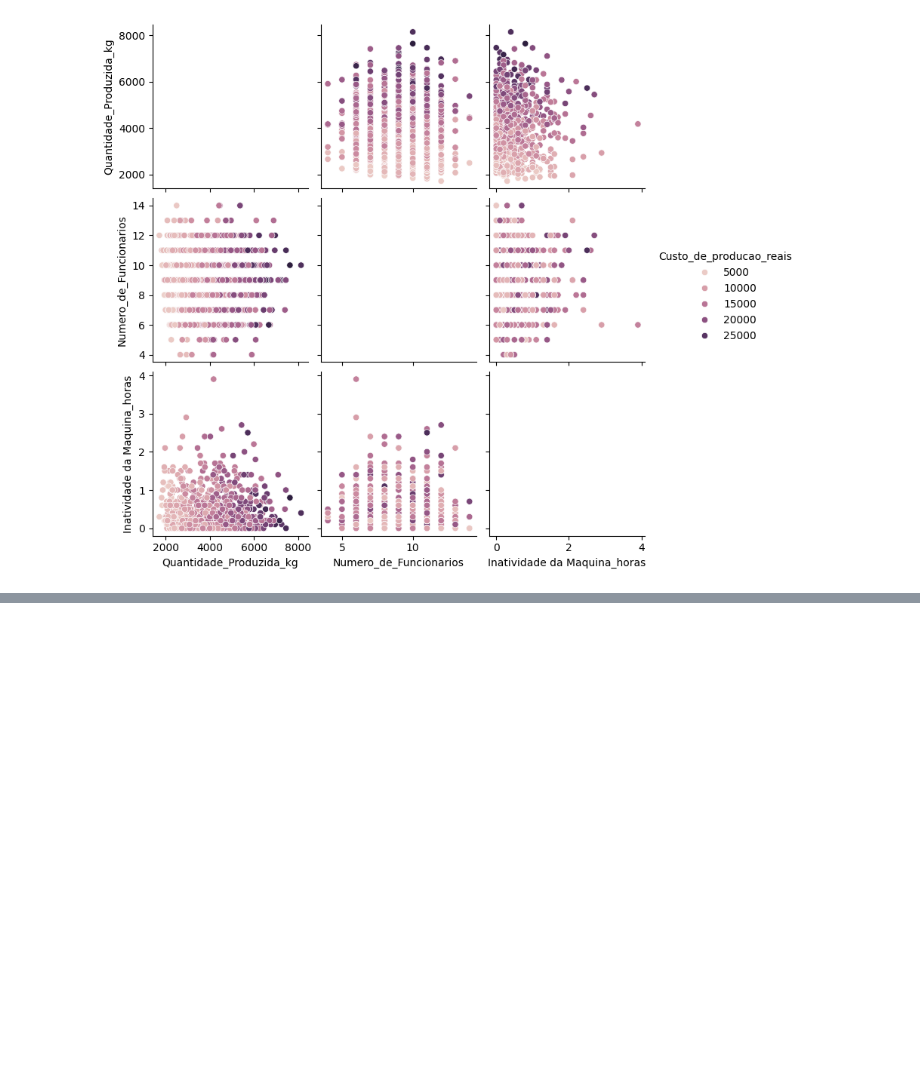
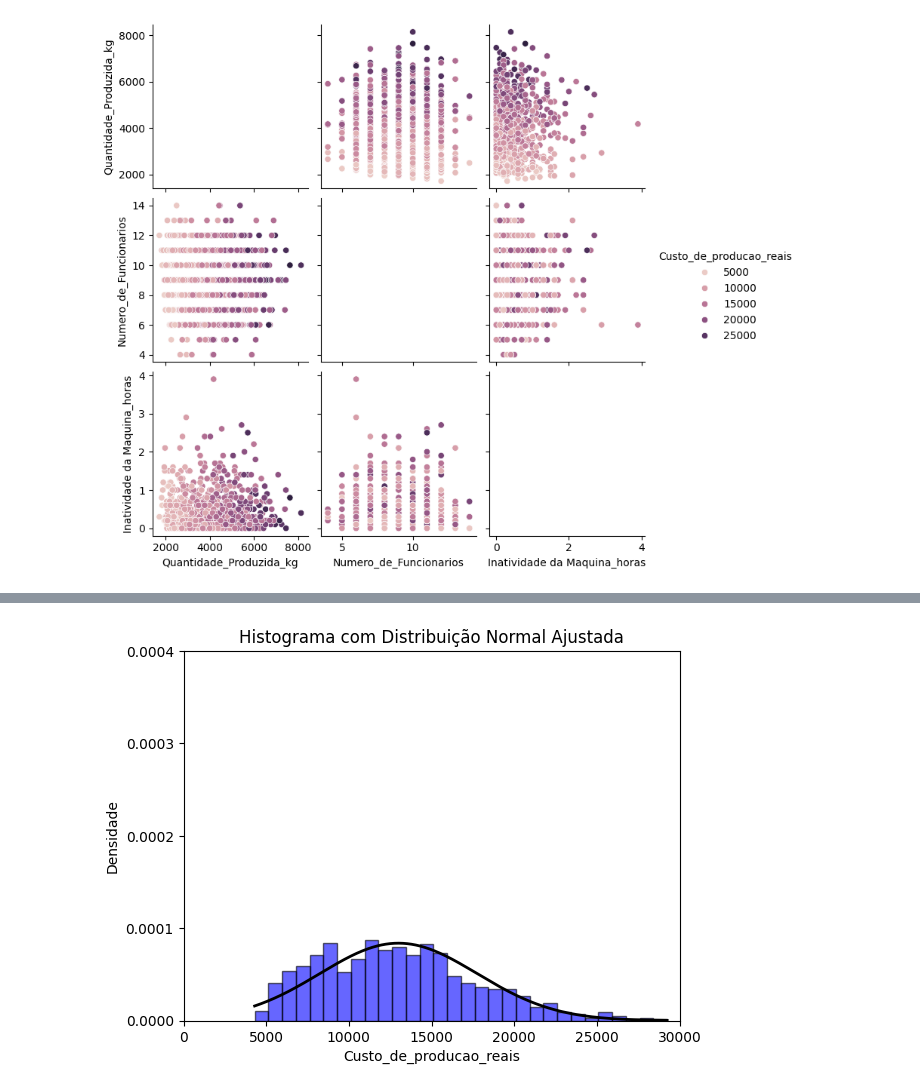
Before and after one commit to marcelodevcore/Projeto_modelo, a Jupyter notebook: estudo_pandas.ipynb, the cells around one changed output, grey strips where cells are left out. Cells and saved outputs as stored; diff of their text form; code cells hidden in the pictures; blank space fills up the shorter version.

```diff
--- a/estudo_pandas.ipynb
+++ b/estudo_pandas.ipynb
@@ -140,0 +191,36 @@ sns.pairplot(data_frame2, hue='Custo_de_producao_reais')
+# %%
+try:
+    x = data_frame2['Custo_de_producao_reais']
+
+    # média e o desvio padrão dos dados
+    mu = x.mean()
+    sigma = x.std()
+
+    # histograma
+    fig, ax = plt.subplots()
+    ax.hist(x, bins=30, density=True, alpha=0.6, color='b', edgecolor="black")
+
+    # curva normal
+    x_plot = np.linspace(x.min(), x.max(), 35000)
+    p = stats.norm.pdf(x_plot, mu, sigma)
+    ax.plot(x_plot, p, 'k', linewidth=2)
+
+    # Configurações do gráfico
+    ax.set(xlim=(0, 25000), xticks=np.arange(0, 35000, 5000),
+           ylim=(0, 0.0004), yticks=np.linspace(0, 0.0004, 5))
+    ax.set_xlabel("Custo_de_producao_reais")
+    ax.set_ylabel("Densidade")
+    ax.set_title("Histograma com Distribuição Normal Ajustada")
+
+    plt.show()
+
+except FileNotFoundError:
+    print("Erro: Arquivo não encontrado.")
+except pd.errors.ParserError:
+    print("Erro ao ler o arquivo CSV.")
+except KeyError as e:
+    print(f"Erro: Coluna '{e}' não encontrada no DataFrame.")
+except Exception as e:
+    print(f"Ocorreu um erro: {e}")
+# %% [output]
+[figure, added]
```
Also changed, not shown: parts of 23 cells of this notebook, 2 other files.
